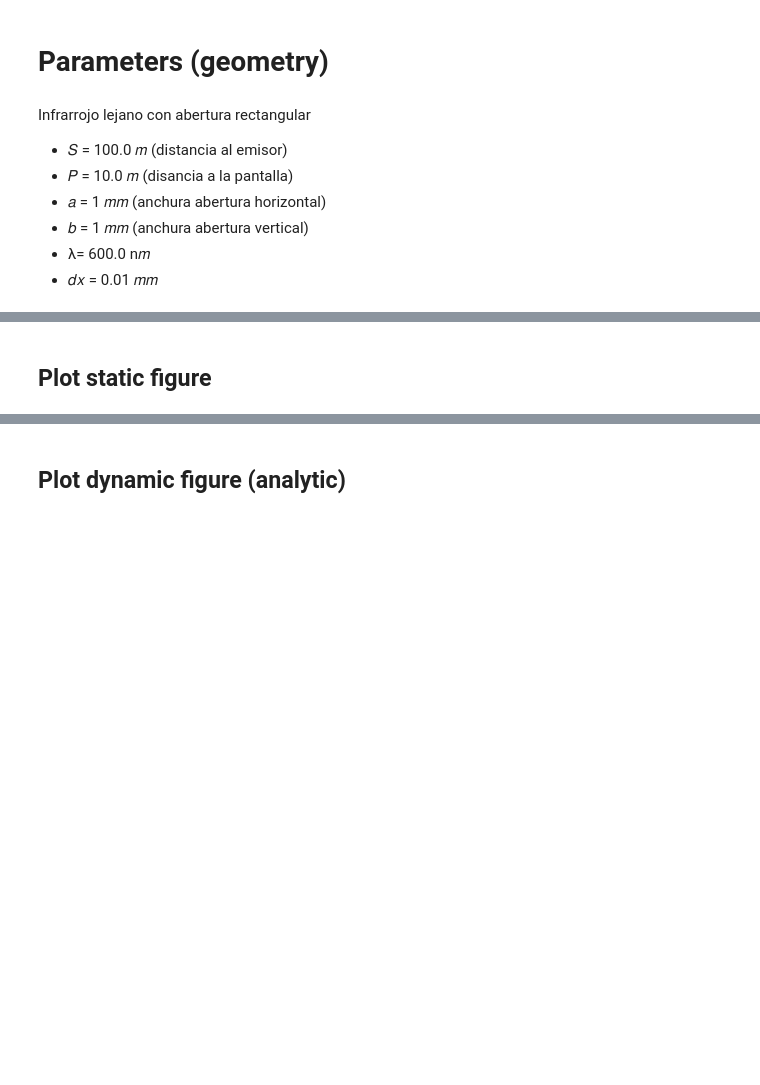
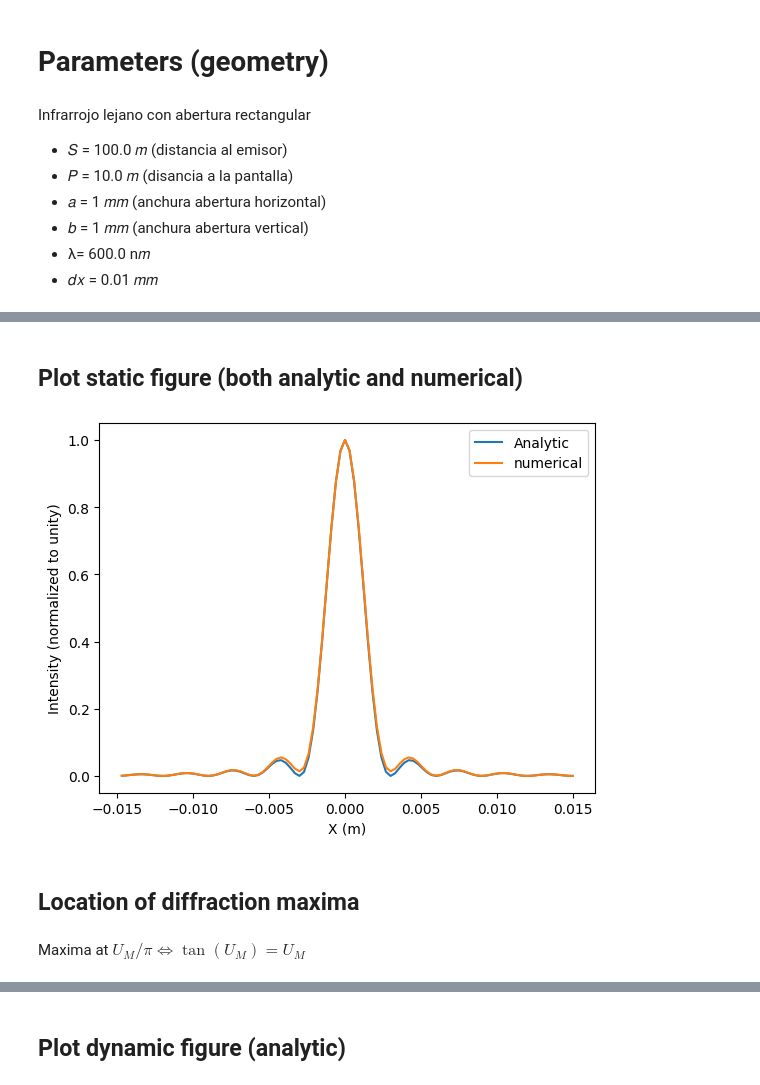
Before and after one commit to IrisFDTD/OPTICS-UNIZAR, a Jupyter notebook: tema1_difracion_agujero_rectangular.ipynb, the cells around one changed output, grey strips where cells are left out. Saved outputs shown, nothing was run; the diff lists cells and outputs as text; code cells hidden in the pictures; blank space fills up the shorter version.

```diff
--- a/tema1_difracion_agujero_rectangular.ipynb
+++ b/tema1_difracion_agujero_rectangular.ipynb
@@ -32,10 +35,11 @@ def diff(theta, phi, k, rs, rp):
     E = coss * np.exp(-1j*k* (rp + rs))
     return E
 
-def numeric_rectangle(xs, ys, xp, yp, S, P, A, a,b,k):
+def diffraction_intensity_rectangle_numerical(xs, ys, xp, yp, S, P, A, a,b,lambda_nm):
+    k = 2.0 * math.pi / (lambda_nm*1e-9)
     dx = a/100 # cartesian mesh (X and Y directions)
     Nx = round(2 * a / dx) # Number of points in X-direction
-    Ny = round(Nx*b/a) # Number of points in Y-direction
+    Ny = round(Nx*b/a)     # Number of points in Y-direction
     E = 0.0+0.0j
     for i in range(Nx):
         xa = a * (Nx - 2 * i) / Nx
@@ -57,15 +61,15 @@ def numeric_rectangle(xs, ys, xp, yp, S, P, A, a,b,k):
 # %%
 import numpy as np
-def analytic_rectangle(xp, yp, P, a,b, lambda_nm):
+def diffraction_intensity_rectangle_analytic(xp, yp, P, a,b, lambda_nm):
   '''
   For (xs,ys)=(0,0)
   '''
   k = 2.0 * math.pi / (lambda_nm*1e-9)
   alfa_p=xp/np.sqrt(xp**2+P**2) #sin(theta)
   beta_p=yp/np.sqrt(yp**2+P**2) #sin(phi)
-  avoid_NaN=1e-9
-  U=k*a*alfa_p + avoid_NaN
-  V=k*b*beta_p + avoid_NaN
+  tolerance=1e-9 # To avoid Zero Division Errors
+  U=k*a*alfa_p + tolerance
+  V=k*b*beta_p + tolerance
   Ip=(a*b)**2*(np.sin(U)/U)**2*(np.sin(V)/V)**2
   return Ip
 # %% [markdown]
@@ -86,4 +90,5 @@ a=1e-3             # m
 b=a                # m
 lambda_nm = 600.0 # nm
 k = 2.0 * math.pi / (lambda_nm*1e-9)
+tolerance=1e-9 # To avoid Zero Division Errors
 # %% [markdown]
@@ -92,16 +97,15 @@ k = 2.0 * math.pi / (lambda_nm*1e-9)
 def calc_diff_pattern_phi0():
     Xp=100
     m=5
-    xpm = m*P*(lambda_nm*1e-9)/(2.0*a)
-    ypm = xpm
+    xpm = m*P*(lambda_nm*1e-9)/(2.0*a) # Plot the first m minima (direction a)
     diff_pattern = []
     for i in range(Xp):
       print("iteration",i,' of ',Xp)
-      xp=xpm * (Xp - 2 * i) / Xp+1e-9
-      yp=1.0e-9
-      E_numeric= numeric_rectangle(xs, ys, xp, yp, S, P, A,a,b, k)
-      E_analytic=analytic_rectangle(xp-xs, yp-ys, P, a,b, lambda_nm)
-      diff_pattern.append([xp,E_analytic,E_numeric])
+      xp=xpm * (Xp - 2 * i) / Xp + tolerance
+      yp=tolerance
+      I_numerical= diffraction_intensity_rectangle_numerical(xs, ys, xp, yp, S, P, A,a,b, lambda_nm)
+      I_analytic=  diffraction_intensity_rectangle_analytic(xp-xs, yp-ys, P, a,b, lambda_nm)
+      diff_pattern.append([xp,I_analytic,I_numerical])
     return np.array(diff_pattern)
 # %%
 diff_pattern=calc_diff_pattern_phi0()
@@ -108,15 +130,21 @@ diff_pattern=calc_diff_pattern_phi0()
 # %% [markdown]
-## Plot static figure
+## Plot static figure (both analytic and numerical)
 # %%
 import matplotlib.pyplot as plt
 
 x=diff_pattern[:,0]
 y_analytic=diff_pattern[:,1]/np.max(diff_pattern[:,1]) # Normalized to 1
-y_numeric=diff_pattern[:,2]/np.max(diff_pattern[:,2])  # Normalized to 1
+y_numerical=diff_pattern[:,2]/np.max(diff_pattern[:,2])  # Normalized to 1
 plt.plot(x,y_analytic,label='Analytic')
-plt.plot(x,y_numeric,label='Numeric')
+plt.plot(x,y_numerical,label='numerical')
 
 plt.xlabel('X (m)')
 plt.ylabel('Intensity (normalized to unity)')
 plt.legend()
 plt.show()
+# %% [output]
+[figure, added]
+# %% [markdown]
+## Location of diffraction maxima
+# %% [markdown]
+Maxima at $U_M/\pi \iff \tan(U_M)=U_M$
```
Also changed, not shown: parts of 17 cells of this notebook.
